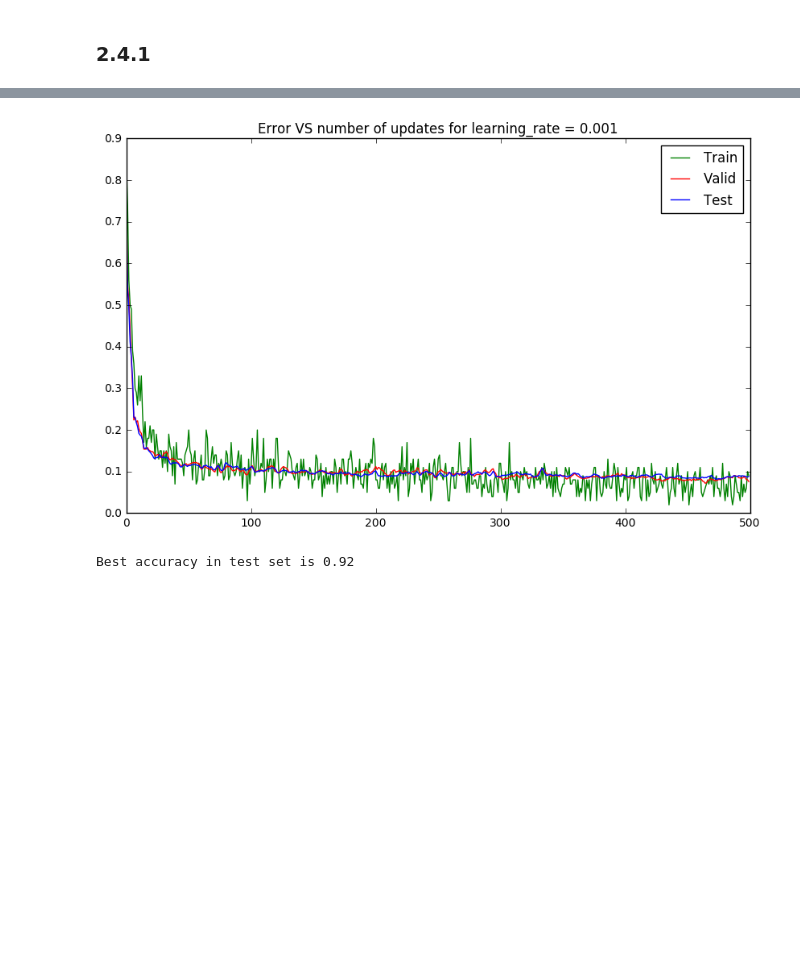
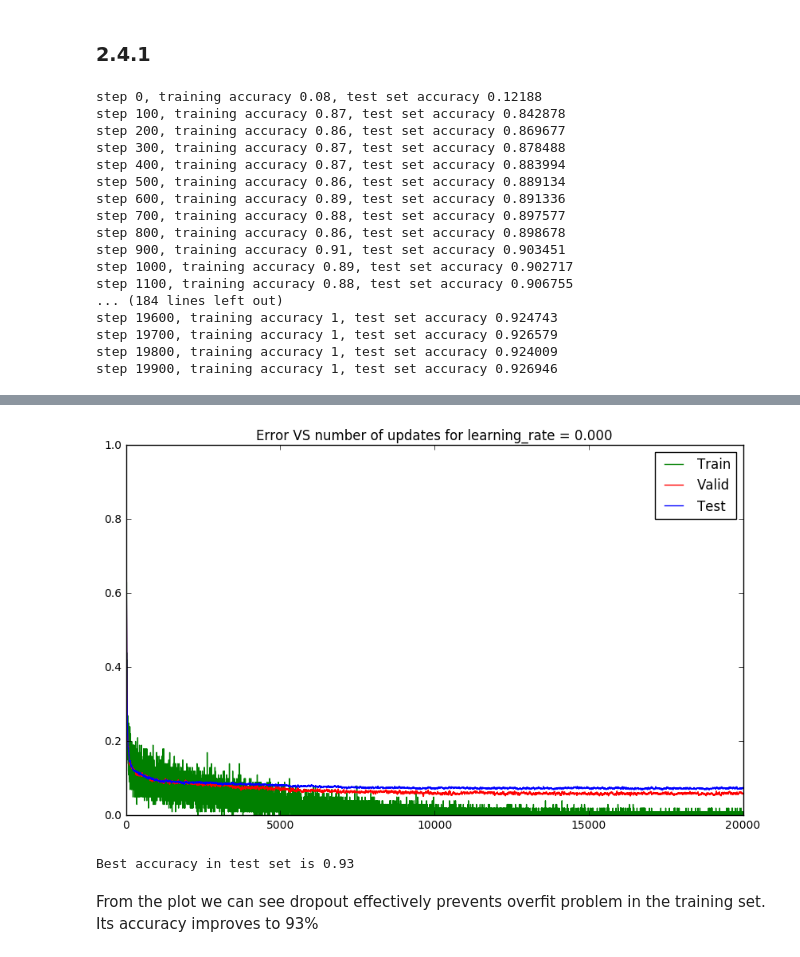
Before and after one commit to lidaiqing/Inference-MachineLearning, a Jupyter notebook: A2/code/a2.ipynb, the cells around one changed output, grey strips where cells are left out. Saved outputs shown, nothing was run; the diff lists cells and outputs as text; code cells hidden in the pictures; blank space fills up the shorter version.

```diff
--- a/A2/code/a2.ipynb
+++ b/A2/code/a2.ipynb
@@ -614,9 +713,10 @@ Best validation error is 0.07 for hidden units number  500
 # %%
-decay_rate = 0.01
+decay_rate = 3e-4
 batch_size = 100
 learning_rate = 0.001
 n_hidden_1 = 500
 #best learning rate 0.001, number of hidden units 500
+tf.reset_default_graph()
 X, y_target, y_predicted, error, train, acc = buildGraph(decay_rate, learning_rate)
 init = tf.global_variables_initializer()
 sess = tf.InteractiveSession()
@@ -680,15 +780,16 @@ def buildGraph(decay_rate, learning_rate):
     y_target = tf.placeholder(tf.float32, [None,10], name='target_y')
 
     # Graph definition
-    layer_1 = layerBlock(X, n_hidden_1)
+    layer_1 = layerBlock(X, n_hidden_1, decay_rate)
     layer_1 = tf.nn.relu(layer_1)
-    layer_2 = layerBlock(layer_1, n_hidden_2)
+    layer_2 = layerBlock(layer_1, n_hidden_2, decay_rate)
     layer_2 = tf.nn.relu(layer_2)
-    out_layer = layerBlock(layer_2, n_classes)
+    out_layer = layerBlock(layer_2, n_classes, decay_rate)
     y_predicted = out_layer
 
     # Error definition
-    error = tf.reduce_mean(tf.nn.softmax_cross_entropy_with_logits(labels = y_target, logits = y_predicted))
+    error = tf.reduce_mean(tf.nn.softmax_cross_entropy_with_logits(labels = y_target, logits = y_predicted)) + \
+                tf.add_n(tf.get_collection('losses'))
 
     correct_prediction = tf.equal(tf.argmax(y_predicted,1), tf.argmax(y_target,1))
     acc = tf.reduce_mean(tf.cast(correct_prediction, tf.float32))
@@ -697,10 +798,11 @@ def buildGraph(decay_rate, learning_rate):
     train = optimizer.minimize(loss=error)
     return X, y_target, y_predicted, error, train, acc
 # %%
-decay_rate = 0.01
+decay_rate = 3e-4
 batch_size = 100
 learning_rate = 0.001
 #best learning rate 0.001, number of hidden units 500
+tf.reset_default_graph()
 X, y_target, y_predicted, error, train, acc = buildGraph(decay_rate, learning_rate)
 init = tf.global_variables_initializer()
 sess = tf.InteractiveSession()
@@ -760,26 +862,27 @@ n_hidden_1 = 500
 n_hidden_2 = 500
 n_input = 784 # MNIST data input (img shape: 28*28)
 n_classes = 10
+tf.reset_default_graph()
 keep_prob = tf.placeholder(tf.float32) #dropout (keep probability)
-
 def buildGraph(decay_rate, learning_rate):
     X = tf.placeholder(tf.float32, [None, 784], name='input_x')
     y_target = tf.placeholder(tf.float32, [None,10], name='target_y')
 
     # Graph definition
-    layer_1 = layerBlock(X, n_hidden_1)
+    layer_1 = layerBlock(X, n_hidden_1, decay_rate)
     layer_1 = tf.nn.relu(layer_1)
     dropout_1 = tf.nn.dropout(layer_1, keep_prob)
 
-    layer_2 = layerBlock(dropout_1, n_hidden_2)
+    layer_2 = layerBlock(dropout_1, n_hidden_2, decay_rate)
     layer_2 = tf.nn.relu(layer_2)
     dropout_2 = tf.nn.dropout(layer_2, keep_prob)
 
-    out_layer = layerBlock(dropout_2, n_classes)
+    out_layer = layerBlock(dropout_2, n_classes, decay_rate)
     y_predicted = out_layer
 
     # Error definition
-    error = tf.reduce_mean(tf.nn.softmax_cross_entropy_with_logits(labels = y_target, logits = y_predicted))
+    error = tf.reduce_mean(tf.nn.softmax_cross_entropy_with_logits(labels = y_target, logits = y_predicted)) + \
+                tf.add_n(tf.get_collection('losses'))
 
     correct_prediction = tf.equal(tf.argmax(y_predicted,1), tf.argmax(y_target,1))
     acc = tf.reduce_mean(tf.cast(correct_prediction, tf.float32))
@@ -788,7 +891,7 @@ def buildGraph(decay_rate, learning_rate):
     train = optimizer.minimize(loss=error)
     return X, y_target, y_predicted, error, train, acc
 # %%
-decay_rate = 0.01
+decay_rate = 3e-4
 batch_size = 100
 learning_rate = 0.001
 #best learning rate 0.001, number of hidden units 500
@@ -802,11 +905,11 @@ valid_loss_recorder = np.array([])
 valid_mis_recorder = np.array([])
 test_loss_recorder = np.array([])
 test_mis_recorder = np.array([])
-numIteration = 500
+numIteration = 20000
 best_acc = 0
 for itr in range(numIteration):
     batch_xs, batch_ys = getRandomBatch(trainData, trainTarget, batch_size)
-    accuracy, loss, _ = sess.run([acc, error, train], feed_dict={X: batch_xs, y_target: batch_ys, keep_prob: 0.8})
+    accuracy, loss = sess.run([acc, error], feed_dict={X: batch_xs, y_target: batch_ys, keep_prob: 1.0})
     train_loss_recorder = np.append(train_loss_recorder, loss)
     train_mis_recorder = np.append(train_mis_recorder, 1.0 - accuracy)
 
@@ -818,7 +921,12 @@ for itr in range(numIteration):
     test_loss_recorder = np.append(test_loss_recorder, test_loss)
     test_mis_recorder = np.append(test_mis_recorder, 1.0 - test_acc)
 
+    if itr % 100 == 0:
+        print("step %d, training accuracy %g, test set accuracy %g"%(itr, accuracy, test_acc))
+
     best_acc = max(best_acc, test_acc)
+    sess.run(train, feed_dict={X: batch_xs, y_target: batch_ys, keep_prob: 0.5})
+
 
 plt.plot(np.arange(numIteration), train_loss_recorder, 'g', label="Train")
 plt.plot(np.arange(numIteration), valid_loss_recorder, 'r', label="Valid")
@@ -838,3 +946,20 @@ plt.show()
 
 print("Best accuracy in test set is %0.2f"%(best_acc))
 # %% [output]
+step 0, training accuracy 0.08, test set accuracy 0.12188
+step 100, training accuracy 0.87, test set accuracy 0.842878
+step 200, training accuracy 0.86, test set accuracy 0.869677
+step 300, training accuracy 0.87, test set accuracy 0.878488
+step 400, training accuracy 0.87, test set accuracy 0.883994
+step 500, training accuracy 0.86, test set accuracy 0.889134
+step 600, training accuracy 0.89, test set accuracy 0.891336
+step 700, training accuracy 0.88, test set accuracy 0.897577
+step 800, training accuracy 0.86, test set accuracy 0.898678
+step 900, training accuracy 0.91, test set accuracy 0.903451
+step 1000, training accuracy 0.89, test set accuracy 0.902717
+step 1100, training accuracy 0.88, test set accuracy 0.906755
+... (184 lines left out)
+step 19600, training accuracy 1, test set accuracy 0.924743
+step 19700, training accuracy 1, test set accuracy 0.926579
+step 19800, training accuracy 1, test set accuracy 0.924009
+step 19900, training accuracy 1, test set accuracy 0.926946
@@ -842,2 +967,4 @@ print("Best accuracy in test set is %0.2f"%(best_acc))
-[figure, old version]
+[figure, new version]
-Best accuracy in test set is 0.92
+Best accuracy in test set is 0.93
+# %% [markdown]
+<p>From the plot we can see dropout effectively prevents overfit problem in the training set. Its accuracy improves to 93%</p>
```
Also changed, not shown: parts of 28 cells of this notebook.
